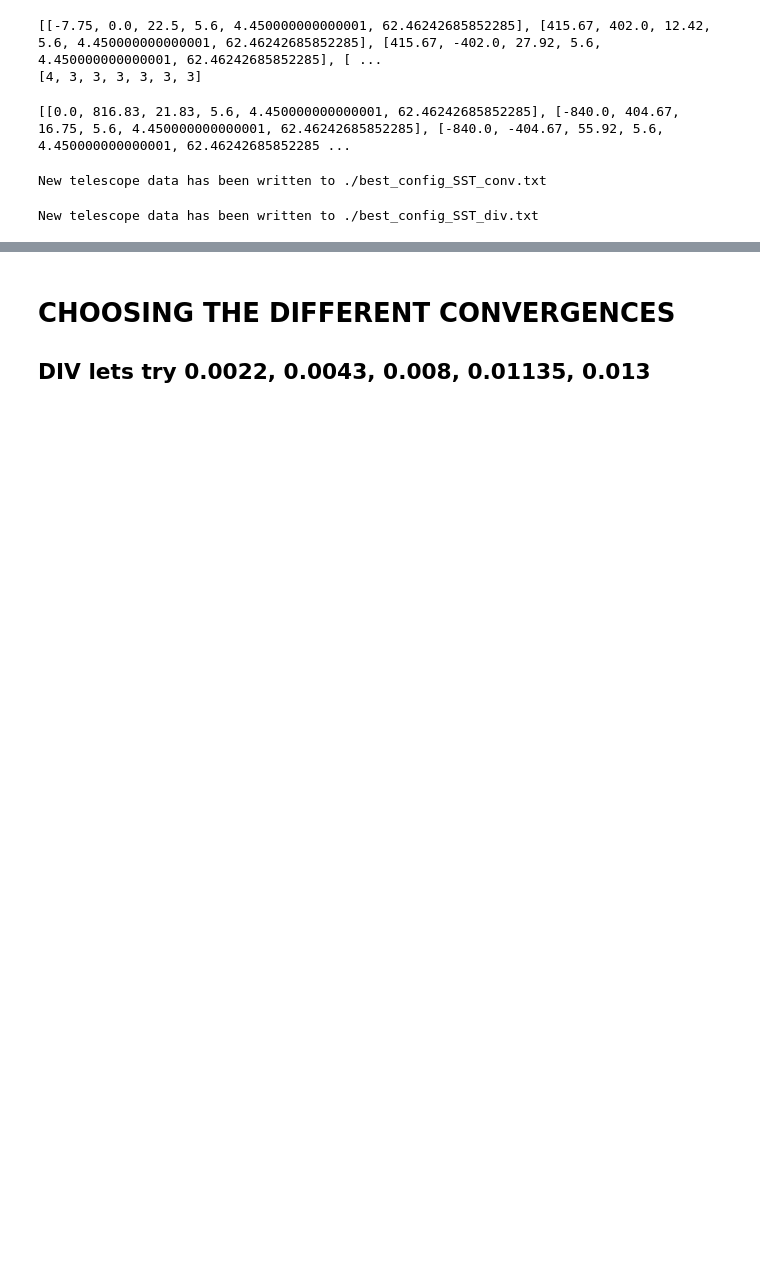
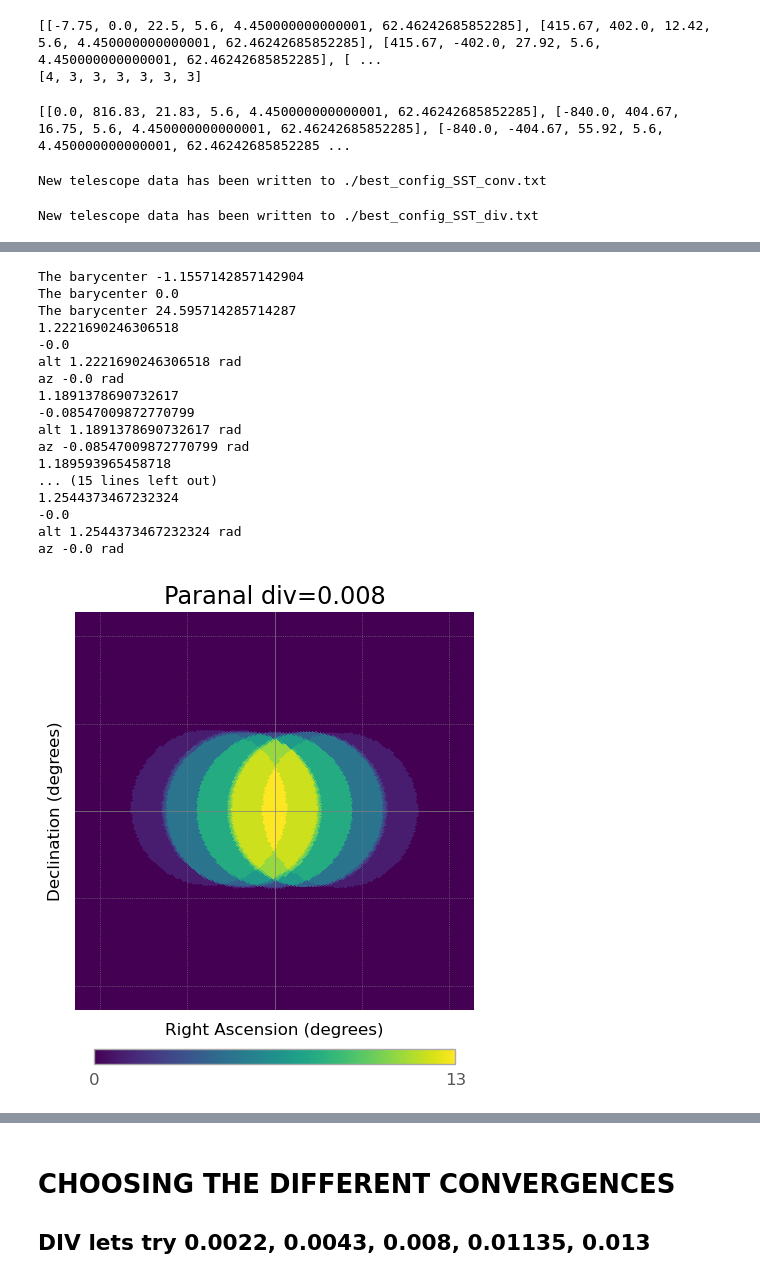
Before and after one commit to SamantaMorales/divtel, a Jupyter notebook: SST/BEST_SST_choosing_divergence_values.ipynb, the cells around one changed output, grey strips where cells are left out. Drawn from its saved outputs; the diff is of its cells as text; code cells hidden in the pictures; blank space fills up the shorter version.

```diff
--- a/SST/BEST_SST_choosing_divergence_values.ipynb
+++ b/SST/BEST_SST_choosing_divergence_values.ipynb
@@ -431,0 +475,22 @@ Table length=46
+# %%
+array_div.divergent_pointing(div=0.008)
+complete_array.multiplicity_plot()
+# %% [output]
+The barycenter -1.1557142857142904
+The barycenter 0.0
+The barycenter 24.595714285714287
+1.2221690246306518
+-0.0
+alt 1.2221690246306518 rad
+az -0.0 rad
+1.1891378690732617
+-0.08547009872770799
+alt 1.1891378690732617 rad
+az -0.08547009872770799 rad
+1.189593965458718
+... (15 lines left out)
+1.2544373467232324
+-0.0
+alt 1.2544373467232324 rad
+az -0.0 rad
+[figure, added]
```
Also changed, not shown: parts of 54 cells of this notebook, 5 other files.
